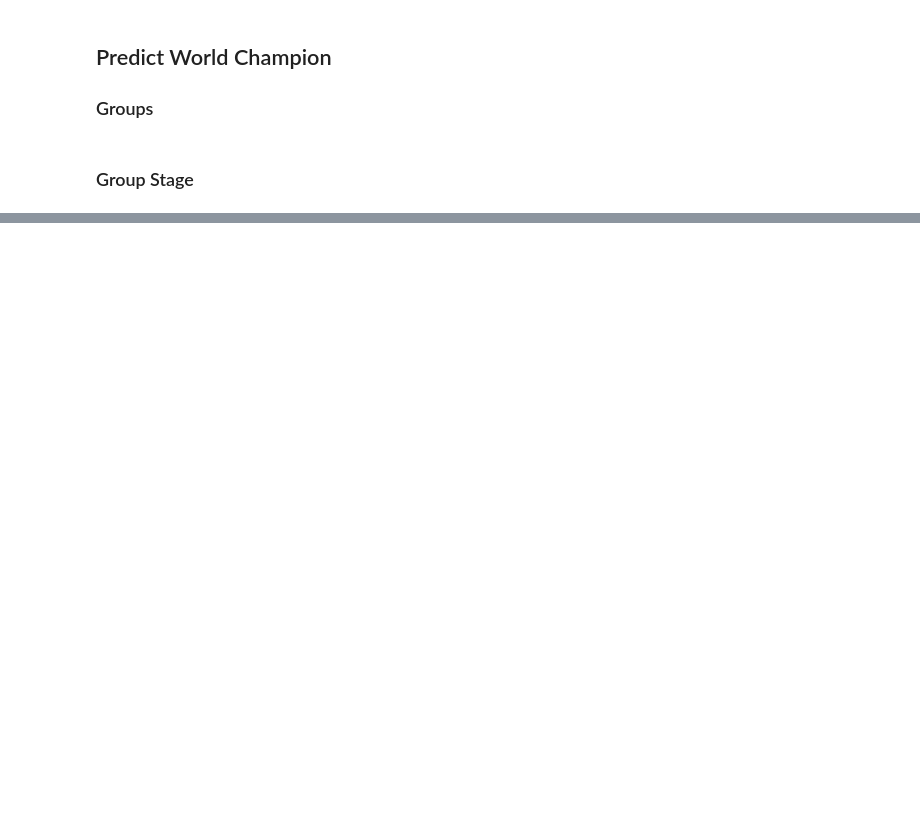
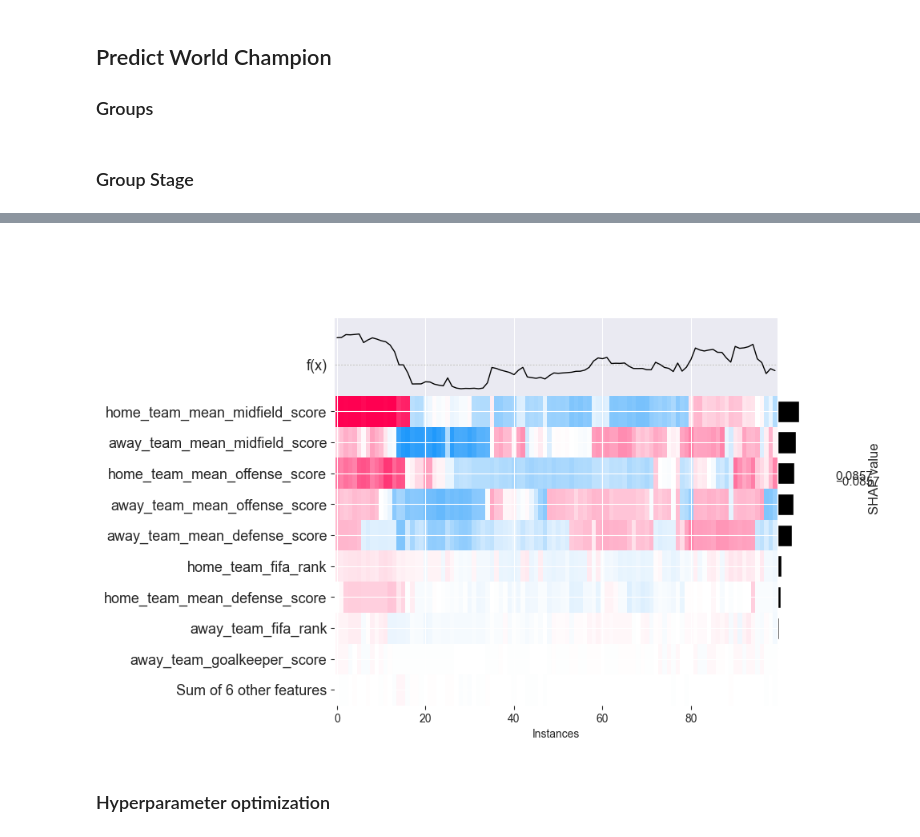
Before and after one commit to TomasBruno1/fifa-2022-predictor, a Jupyter notebook: main.ipynb, the cells around one changed output, grey strips where cells are left out. Drawn from its saved outputs; the diff is of its cells as text; code cells hidden in the pictures; blank space fills up the shorter version.

```diff
--- a/main.ipynb
+++ b/main.ipynb
@@ -1124,0 +1542,6 @@ HYPER OPT -> prueba muchos parametros -> bayesian optimization
+# %%
+shap.plots.heatmap(shap_values[:1000])
+# %% [output]
+[figure, added]
+# %% [markdown]
+### Hyperparameter optimization
```
Also changed, not shown: parts of 87 cells of this notebook.
